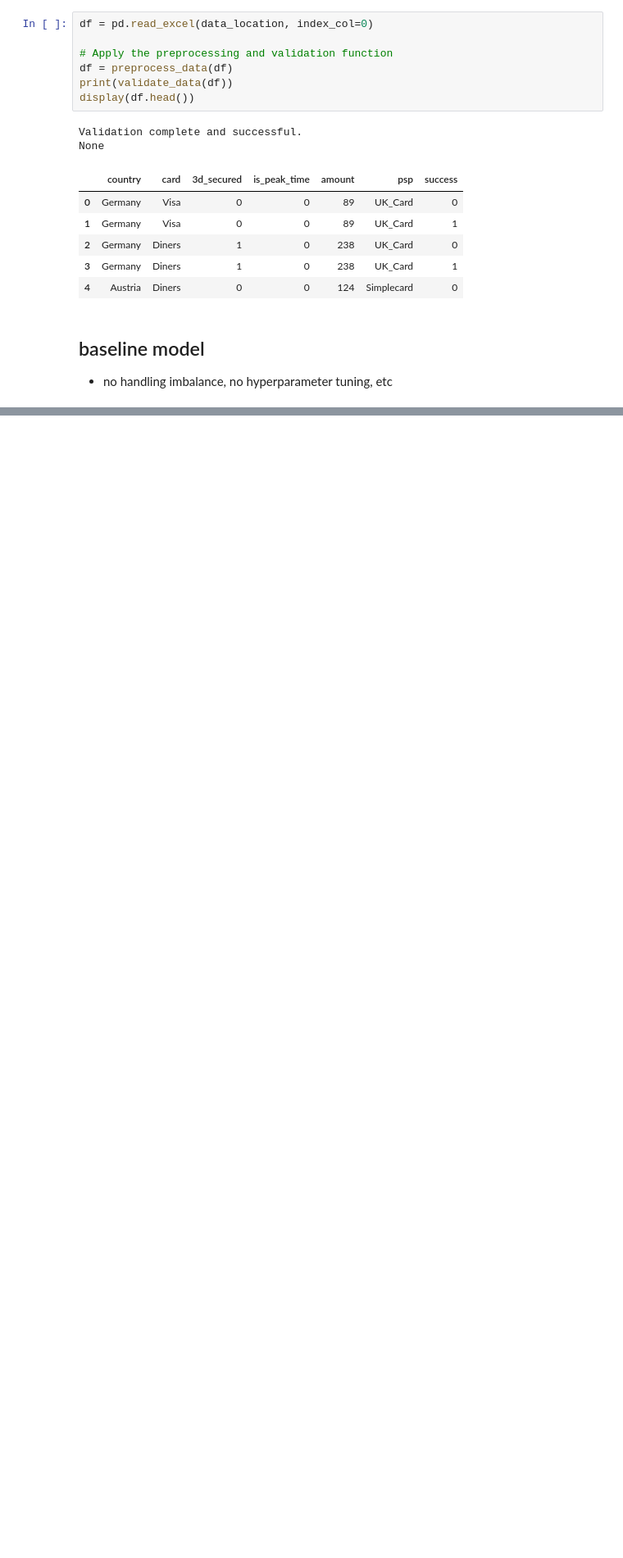
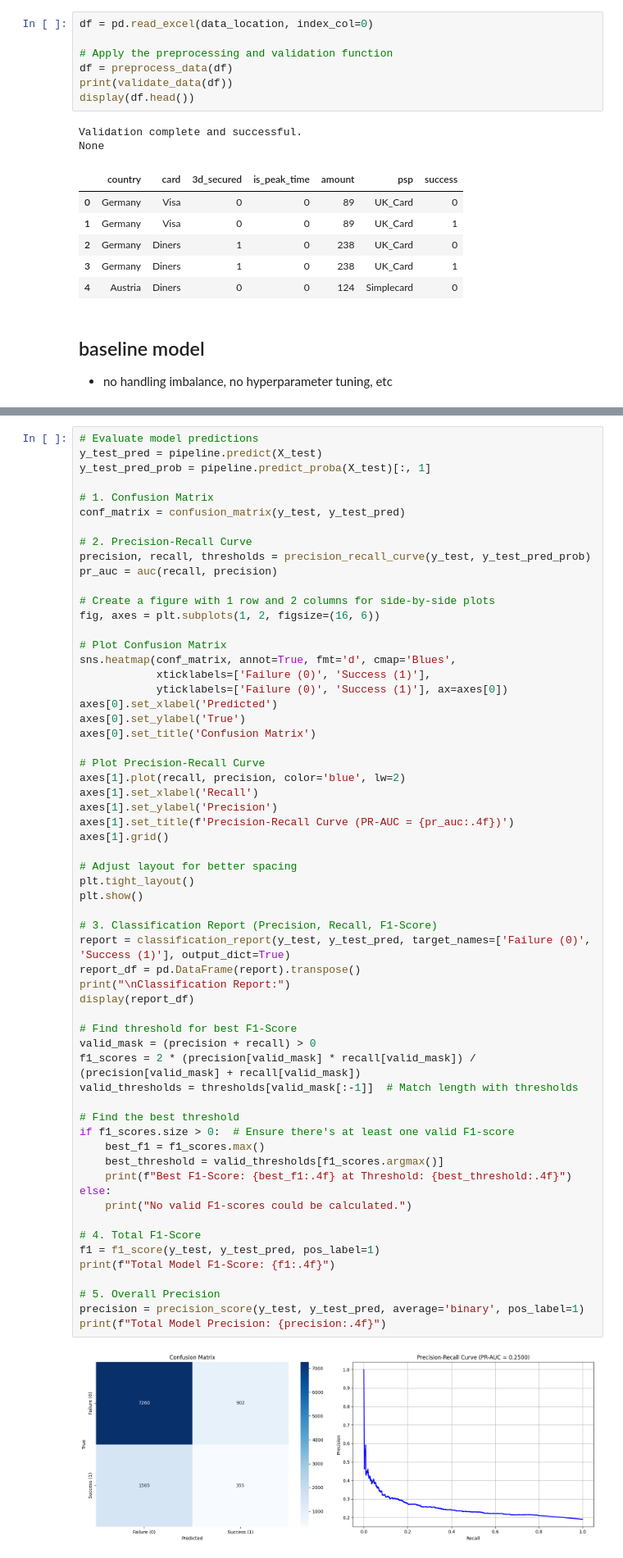
Before and after one commit to jeaend/payment_routing_optimizer, a Jupyter notebook: notebooks/04_data_preparation.ipynb, the cells around one changed output, grey strips where cells are left out. Shown at 82% size. Drawn from its saved outputs; the diff is of its cells as text; blank space fills up the shorter version.

Commit message:
create baseline model

```diff
--- a/notebooks/04_data_preparation.ipynb
+++ b/notebooks/04_data_preparation.ipynb
@@ -268,0 +104,62 @@ Results for Test Data (Input Features and Success Probabilities Per PSP):
+# %%
+# Evaluate model predictions
+y_test_pred = pipeline.predict(X_test)
+y_test_pred_prob = pipeline.predict_proba(X_test)[:, 1]
+
+# 1. Confusion Matrix
+conf_matrix = confusion_matrix(y_test, y_test_pred)
+
+# 2. Precision-Recall Curve
+precision, recall, thresholds = precision_recall_curve(y_test, y_test_pred_prob)
+pr_auc = auc(recall, precision)
+
+# Create a figure with 1 row and 2 columns for side-by-side plots
+fig, axes = plt.subplots(1, 2, figsize=(16, 6))
+
+# Plot Confusion Matrix
+sns.heatmap(conf_matrix, annot=True, fmt='d', cmap='Blues',
+            xticklabels=['Failure (0)', 'Success (1)'],
+            yticklabels=['Failure (0)', 'Success (1)'], ax=axes[0])
+axes[0].set_xlabel('Predicted')
+axes[0].set_ylabel('True')
+axes[0].set_title('Confusion Matrix')
+
+# Plot Precision-Recall Curve
+axes[1].plot(recall, precision, color='blue', lw=2)
+axes[1].set_xlabel('Recall')
+axes[1].set_ylabel('Precision')
+axes[1].set_title(f'Precision-Recall Curve (PR-AUC = {pr_auc:.4f})')
+axes[1].grid()
+
+# Adjust layout for better spacing
+plt.tight_layout()
+plt.show()
+
+# 3. Classification Report (Precision, Recall, F1-Score)
+report = classification_report(y_test, y_test_pred, target_names=['Failure (0)', 'Success (1)'], output_dict=True)
+report_df = pd.DataFrame(report).transpose()
+print("\nClassification Report:")
+display(report_df)
+
+# Find threshold for best F1-Score
+valid_mask = (precision + recall) > 0
+f1_scores = 2 * (precision[valid_mask] * recall[valid_mask]) / (precision[valid_mask] + recall[valid_mask])
+valid_thresholds = thresholds[valid_mask[:-1]]  # Match length with thresholds
+
+# Find the best threshold
+if f1_scores.size > 0:  # Ensure there's at least one valid F1-score
+    best_f1 = f1_scores.max()
+    best_threshold = valid_thresholds[f1_scores.argmax()]
+    print(f"Best F1-Score: {best_f1:.4f} at Threshold: {best_threshold:.4f}")
+else:
+    print("No valid F1-scores could be calculated.")
+
+# 4. Total F1-Score
+f1 = f1_score(y_test, y_test_pred, pos_label=1)
+print(f"Total Model F1-Score: {f1:.4f}")
+
+# 5. Overall Precision
+precision = precision_score(y_test, y_test_pred, average='binary', pos_label=1)
+print(f"Total Model Precision: {precision:.4f}")
+# %% [output]
+[figure, added]
```
Also changed, not shown: parts of 12 cells of this notebook, 1 other file.
